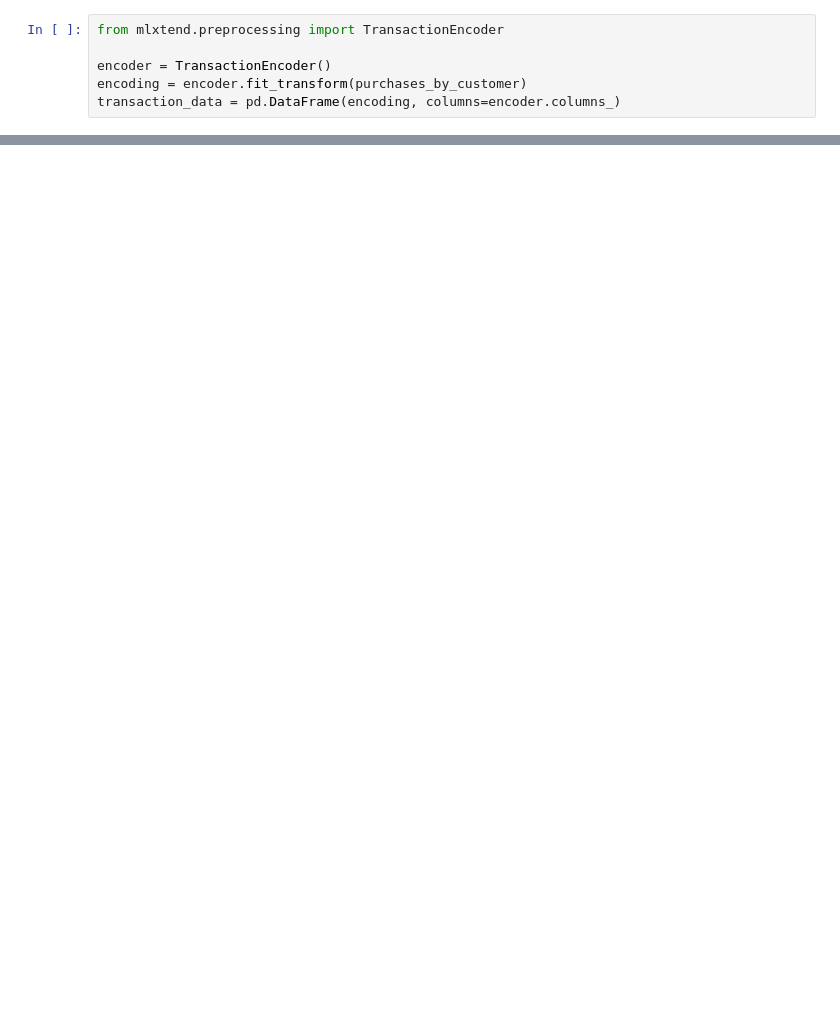
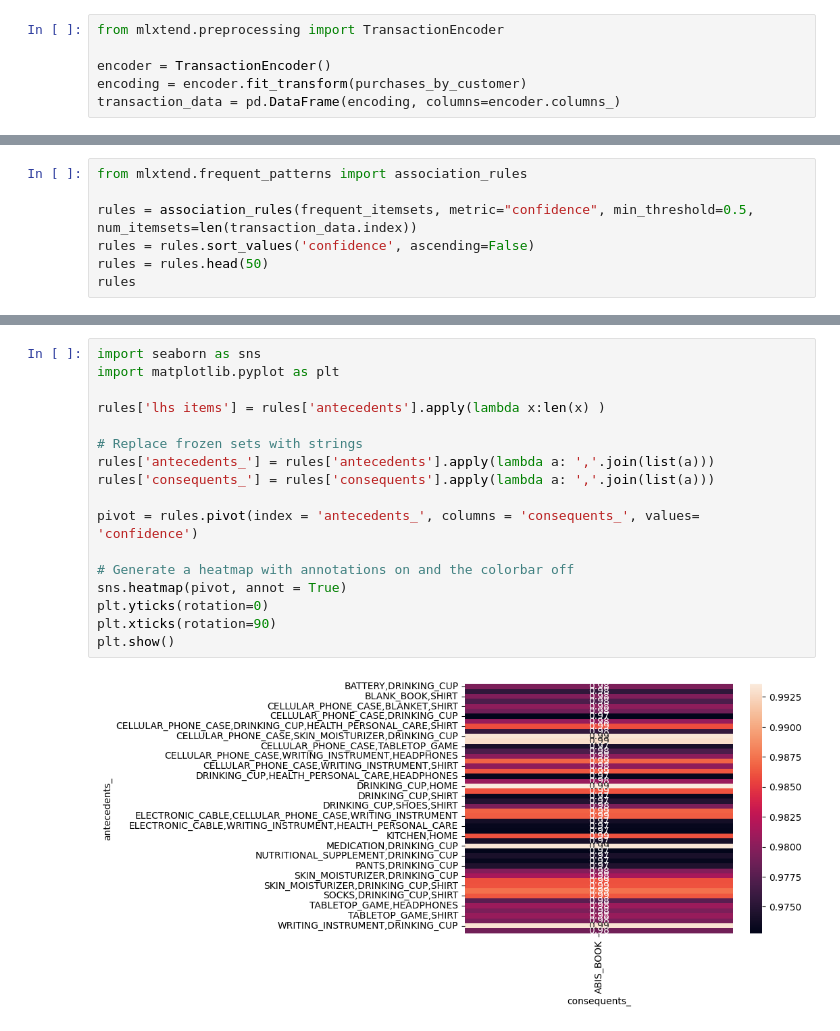
Before and after one commit to SU-IST707-SP26/group-project-bas-team, a Jupyter notebook: work/07-association-rule-mining.ipynb, the cells around one changed output, grey strips where cells are left out. Drawn from its saved outputs; the diff is of its cells as text; blank space fills up the shorter version.

Commit message:
ARM Visualizations and Worklog Update

```diff
--- a/work/07-association-rule-mining.ipynb
+++ b/work/07-association-rule-mining.ipynb
@@ -61,0 +80,7 @@ frequent_itemsets
+# %%
+from mlxtend.frequent_patterns import association_rules
+
+rules = association_rules(frequent_itemsets, metric="confidence", min_threshold=0.5, num_itemsets=len(transaction_data.index))
+rules = rules.sort_values('confidence', ascending=False)
+rules = rules.head(50)
+rules
@@ -61,0 +105,19 @@ frequent_itemsets
+# %%
+import seaborn as sns
+import matplotlib.pyplot as plt
+
+rules['lhs items'] = rules['antecedents'].apply(lambda x:len(x) )
+
+# Replace frozen sets with strings
+rules['antecedents_'] = rules['antecedents'].apply(lambda a: ','.join(list(a)))
+rules['consequents_'] = rules['consequents'].apply(lambda a: ','.join(list(a)))
+
+pivot = rules.pivot(index = 'antecedents_', columns = 'consequents_', values= 'confidence')
+
+# Generate a heatmap with annotations on and the colorbar off
+sns.heatmap(pivot, annot = True)
+plt.yticks(rotation=0)
+plt.xticks(rotation=90)
+plt.show()
+# %% [output]
+[figure, added]
```
Also changed, not shown: parts of 11 cells of this notebook, 1 other file.
